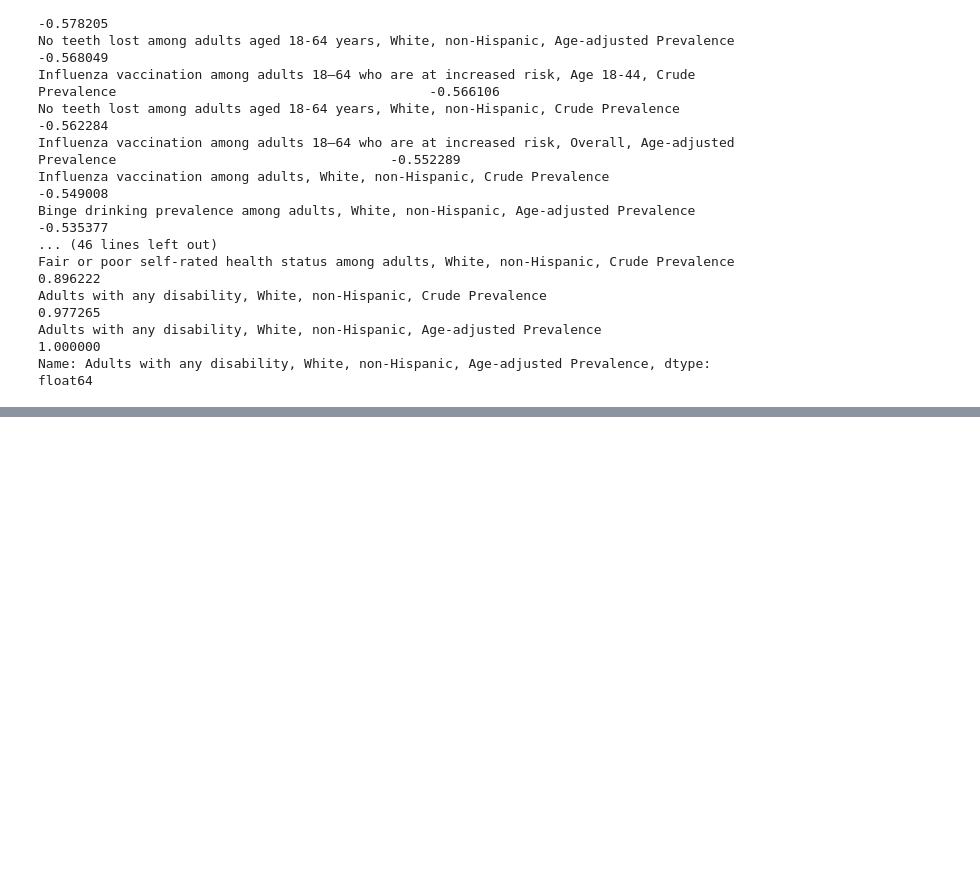
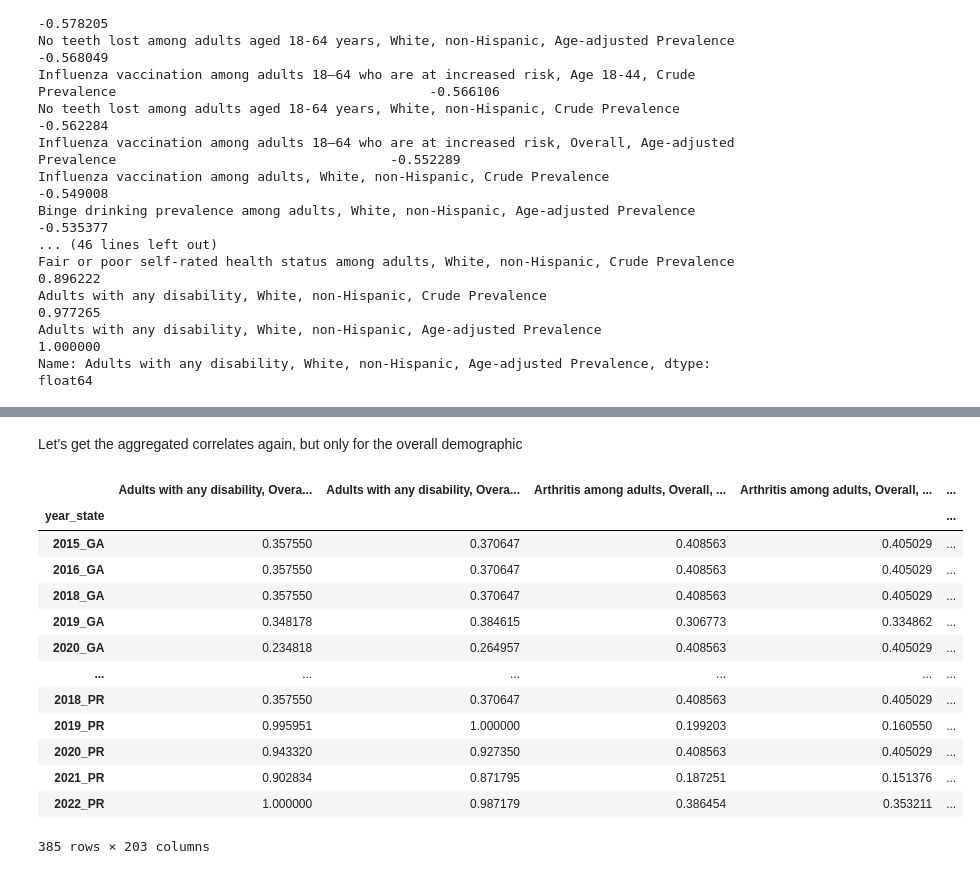
Before and after one commit to NINCOMPAQ/Chronic-Health-Analysis, a Jupyter notebook: Analysis.ipynb, the cells around one changed output, grey strips where cells are left out. Drawn from its saved outputs; the diff is of its cells as text; code cells hidden in the pictures; blank space fills up the shorter version.

```diff
--- a/Analysis.ipynb
+++ b/Analysis.ipynb
@@ -119,0 +189,22 @@ Name: Adults with any disability, White, non-Hispanic, Age-adjusted Prevalence,
+# %% [markdown]
+Let's get the aggregated correlates again, but only for the overall demographic
+# %%
+overallcols = df.columns[df.columns.str.contains('Overall')]
+overallcols
+overalldf = df[overallcols]
+overalldf
+# %% [output]
+|  | Adults with any disability, Overa... | Adults with any disability, Overa... | Arthritis among adults, Overall, ... | Arthritis among adults, Overall, ... | ... |
+| year_state |  |  |  |  | ... |
+| 2015_GA | 0.357550 | 0.370647 | 0.408563 | 0.405029 | ... |
+| 2016_GA | 0.357550 | 0.370647 | 0.408563 | 0.405029 | ... |
+| 2018_GA | 0.357550 | 0.370647 | 0.408563 | 0.405029 | ... |
+| 2019_GA | 0.348178 | 0.384615 | 0.306773 | 0.334862 | ... |
+| 2020_GA | 0.234818 | 0.264957 | 0.408563 | 0.405029 | ... |
+| ... | ... | ... | ... | ... | ... |
+| 2018_PR | 0.357550 | 0.370647 | 0.408563 | 0.405029 | ... |
+| 2019_PR | 0.995951 | 1.000000 | 0.199203 | 0.160550 | ... |
+| 2020_PR | 0.943320 | 0.927350 | 0.408563 | 0.405029 | ... |
+| 2021_PR | 0.902834 | 0.871795 | 0.187251 | 0.151376 | ... |
+| 2022_PR | 1.000000 | 0.987179 | 0.386454 | 0.353211 | ... |
+385 rows × 203 columns
```
Also changed, not shown: parts of 6 cells of this notebook, 6 other files.
